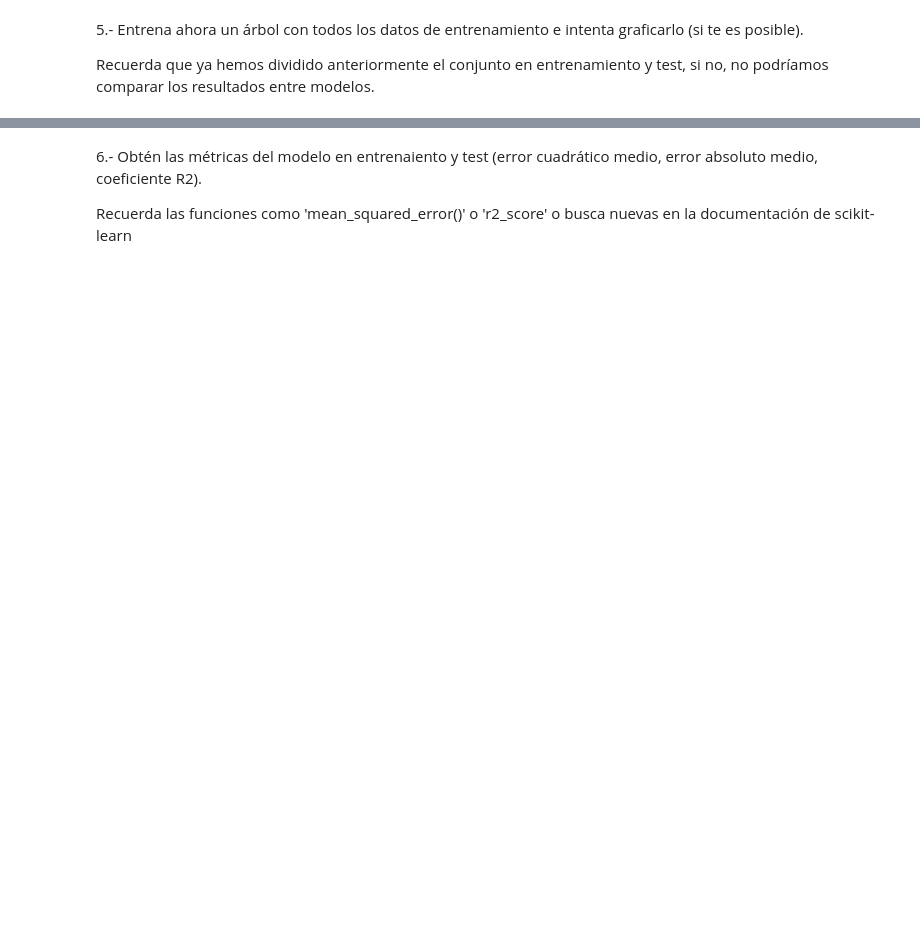
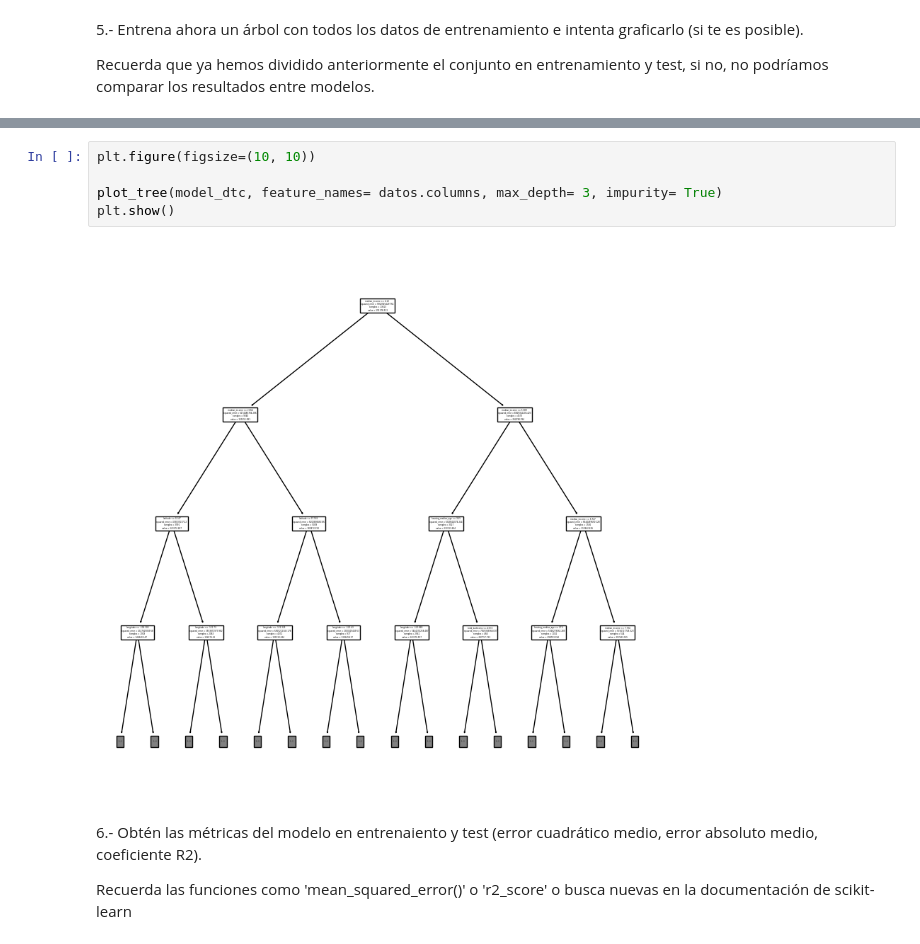
Before and after one commit to Vic263RP/MIA3-Formacion-2023-UV-AI, a Jupyter notebook: B1_HerramientasParaIA/T4_MachineLearning/Clases9_10/tarea/alumnos.ipynb, the cells around one changed output, grey strips where cells are left out. Saved outputs shown, nothing was run; the diff lists cells and outputs as text; blank space fills up the shorter version.

```diff
--- a/B1_HerramientasParaIA/T4_MachineLearning/Clases9_10/tarea/alumnos.ipynb
+++ b/B1_HerramientasParaIA/T4_MachineLearning/Clases9_10/tarea/alumnos.ipynb
@@ -114,3 +301,10 @@ Recuerda que ya hemos dividido anteriormente el conjunto en entrenamiento y test
+# %%
+plt.figure(figsize=(10, 10))
+
+plot_tree(model_dtc, feature_names= datos.columns, max_depth= 3, impurity= True)
+plt.show()
+# %% [output]
+[figure, added]
 # %% [markdown]
 6.- Obtén las métricas del modelo en entrenaiento y test (error cuadrático medio, error absoluto medio, coeficiente R2).
 
```
Also changed, not shown: parts of 25 cells of this notebook.
